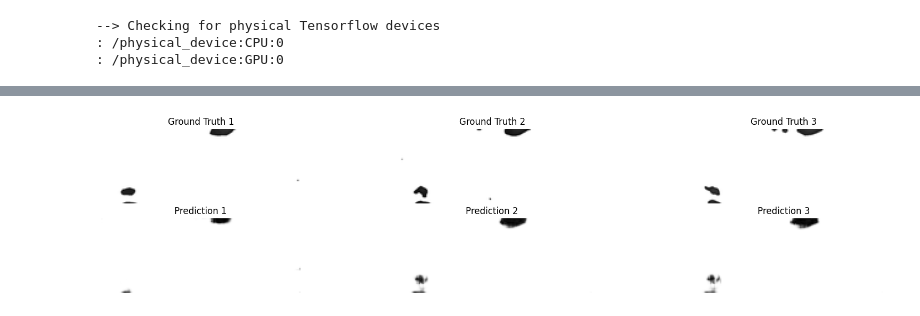
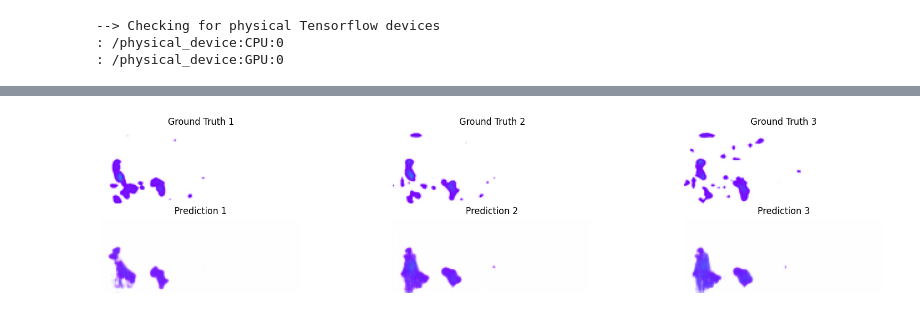
Before and after one commit to cagdastari/ConvLstm-Precipitation-Nowcast, a Jupyter notebook: convlstm-next-frame-predict.ipynb, the cells around one changed output, grey strips where cells are left out. Cells and saved outputs as stored; diff of their text form; code cells hidden in the pictures.

Commit message:
Kaggle Notebook | ConvLstm Next Frame Predict | Version 5

```diff
--- a/convlstm-next-frame-predict.ipynb
+++ b/convlstm-next-frame-predict.ipynb
@@ -45,9 +47,9 @@ step_size = 3
 
 import tensorflow as tf
 with tf.device('/GPU:0'):
-    xtrain,ytrain = train_test(images,step_size,0,500)
+    xtrain,ytrain = train_test(images,step_size,0,800)
 # %%
-xtest,ytest = train_test(images,step_size,500,600)
-xval,yval = train_test(images,step_size,600,700)
+xtest,ytest = train_test(images,step_size,900,990)
+xval,yval = train_test(images,step_size,800,900)
 print(f'train: x{xtrain.shape},y{ytrain.shape}  test: x{xtest.shape},y:{ytest.shape}')
 # %% [output]
@@ -70,7 +72,7 @@ def model():
     seq = Sequential()
 
     seq.add(ConvLSTM2D(filters=40, kernel_size=(3, 3),
-                       input_shape=(step_size, 60, 160, 1),
+                       input_shape=(step_size, 60, 160, 3),
                        padding='same', return_sequences=True,activation="relu"))
     seq.add(BatchNormalization())
 
@@ -86,10 +88,10 @@ def model():
                        padding='same', return_sequences=True,activation="relu"))
     #seq.add(BatchNormalization())
 
-    seq.add(Conv3D(filters=1, kernel_size=(3, 3, 3),
+    seq.add(Conv3D(filters=3, kernel_size=(3, 3, 3),
                    activation='sigmoid',
                    padding='same', data_format='channels_last'))
-    seq.compile(loss='mae', optimizer=Adam())
+    seq.compile(loss='mae', optimizer=Adam(learning_rate=0.001))
 
     return seq
 
@@ -118,7 +120,7 @@ _________________________________________________________________
 #reduce_lr = ReduceLROnPlateau(monitor="accuracy", patience=5)
 
 with tf.device('/GPU:0'):
-    m.fit(xtrain,ytrain,epochs=20,batch_size=5,
+    m.fit(xtrain,ytrain,epochs=15,batch_size=5,
     validation_data=(xval, yval))
     #callbacks=[early_stopping, reduce_lr])
 # %% [output]
@@ -146,18 +148,20 @@ Epoch 20/20
 def predictions(model,xtest,ytest):
     choice = np.random.choice(len(xtest))
     print(choice)
-    pre = model.predict(xtest[choice].reshape(1,step_size, 60, 160, 1))
+    pre = model.predict(xtest[choice].reshape(1,step_size, 60, 160, 3))
     pre=pre*255
 
     fig, axes = plt.subplots(2, 3, figsize=(20, 4))
 
     for time, ax in enumerate(axes[0]):
-        ax.imshow(np.squeeze(ytest[choice][time]), cmap="gray")
+        ax.imshow(np.squeeze(ytest[choice][time]))
+
         ax.set_title(f"Ground Truth {time+1}")
         ax.axis("off")
 
     for time, ax in enumerate(axes[1]):
-        ax.imshow(np.squeeze(pre[0][time]), cmap="gray")
+        im=Image.fromarray(np.uint8(pre[0][time]),'RGB')
+        ax.imshow(im)
         ax.set_title(f"Prediction {time+1}")
         ax.axis("off")
 
@@ -168 +172 @@ predictions(m,xtest,ytest)
-[figure, old version]
+[figure, new version]
```
Also changed, not shown: parts of 9 cells of this notebook.
